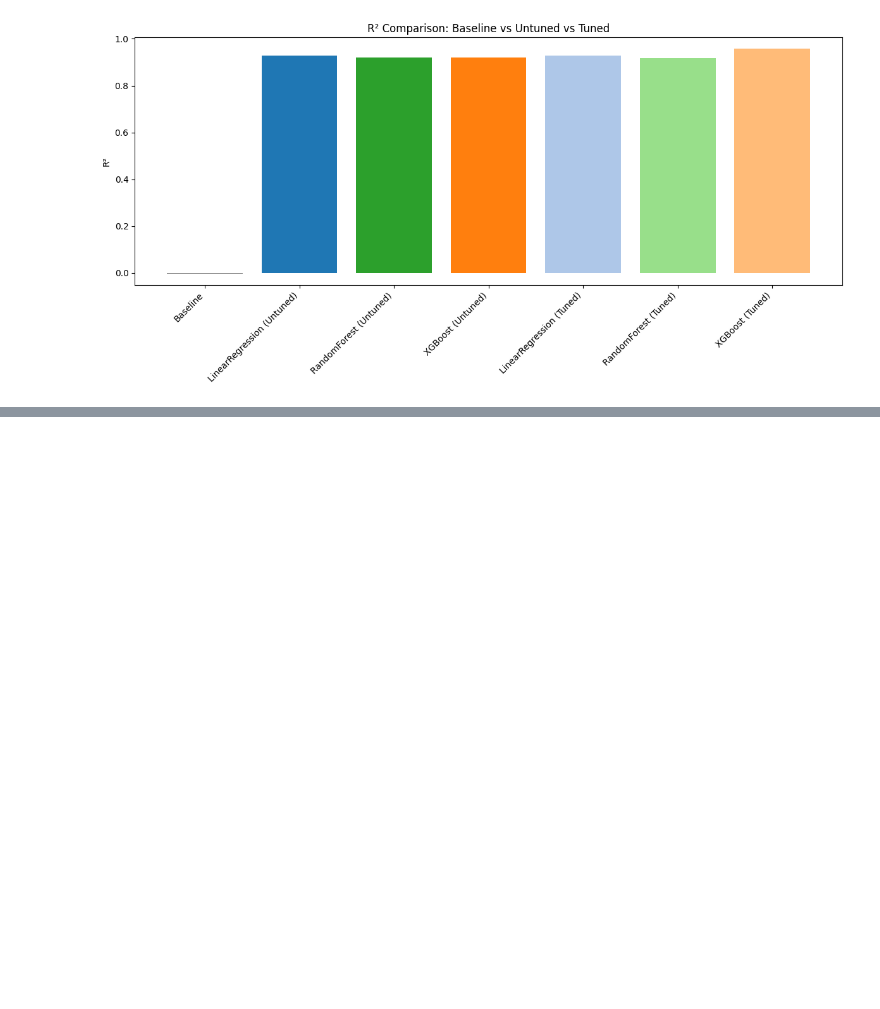
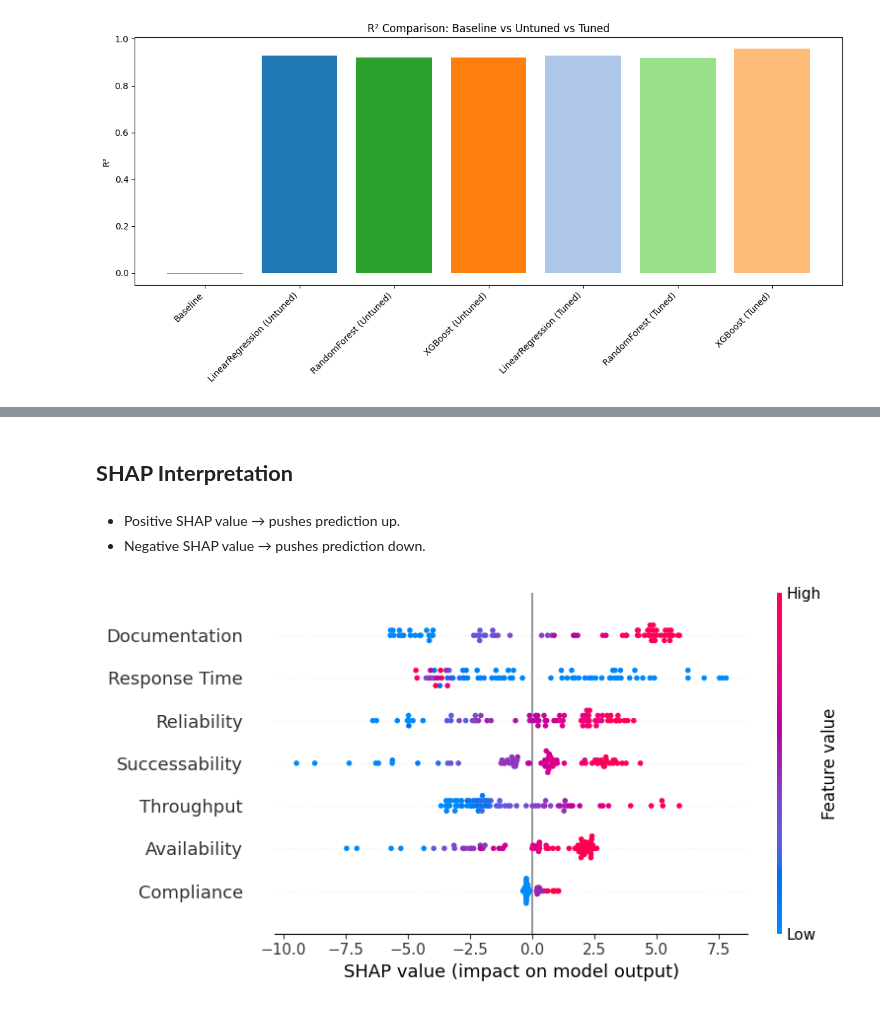
Before and after one commit to ricardo-abreu1/Route-25, a Jupyter notebook: Data_Process.ipynb, the cells around one changed output, grey strips where cells are left out. Cells and saved outputs as stored; diff of their text form; code cells hidden in the pictures; blank space fills up the shorter version.

```diff
--- a/Data_Process.ipynb
+++ b/Data_Process.ipynb
@@ -374,0 +484,16 @@ plt.show()
+# %% [markdown]
+## **SHAP Interpretation**
+# %% [markdown]
+- Positive SHAP value → pushes prediction up.
+- Negative SHAP value → pushes prediction down.
+# %%
+# Use the model inside pipeline
+model = best_xgb.named_steps['model']
+
+explainer = shap.Explainer(model, X_train)
+shap_values = explainer(X_test)
+
+# Summary plot
+shap.summary_plot(shap_values, X_test)
+# %% [output]
+[figure, added]
```
Also changed, not shown: parts of 29 cells of this notebook, 3 other files.
